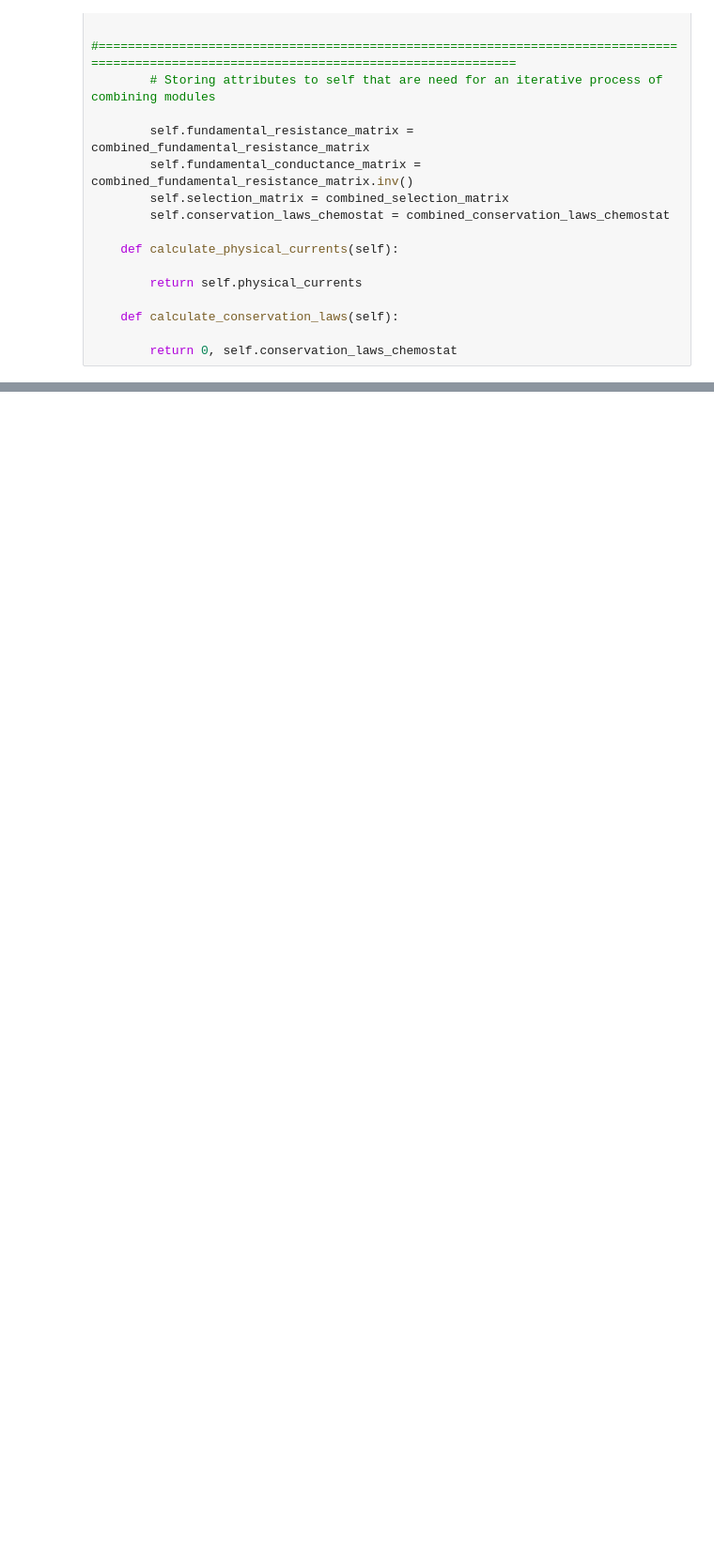
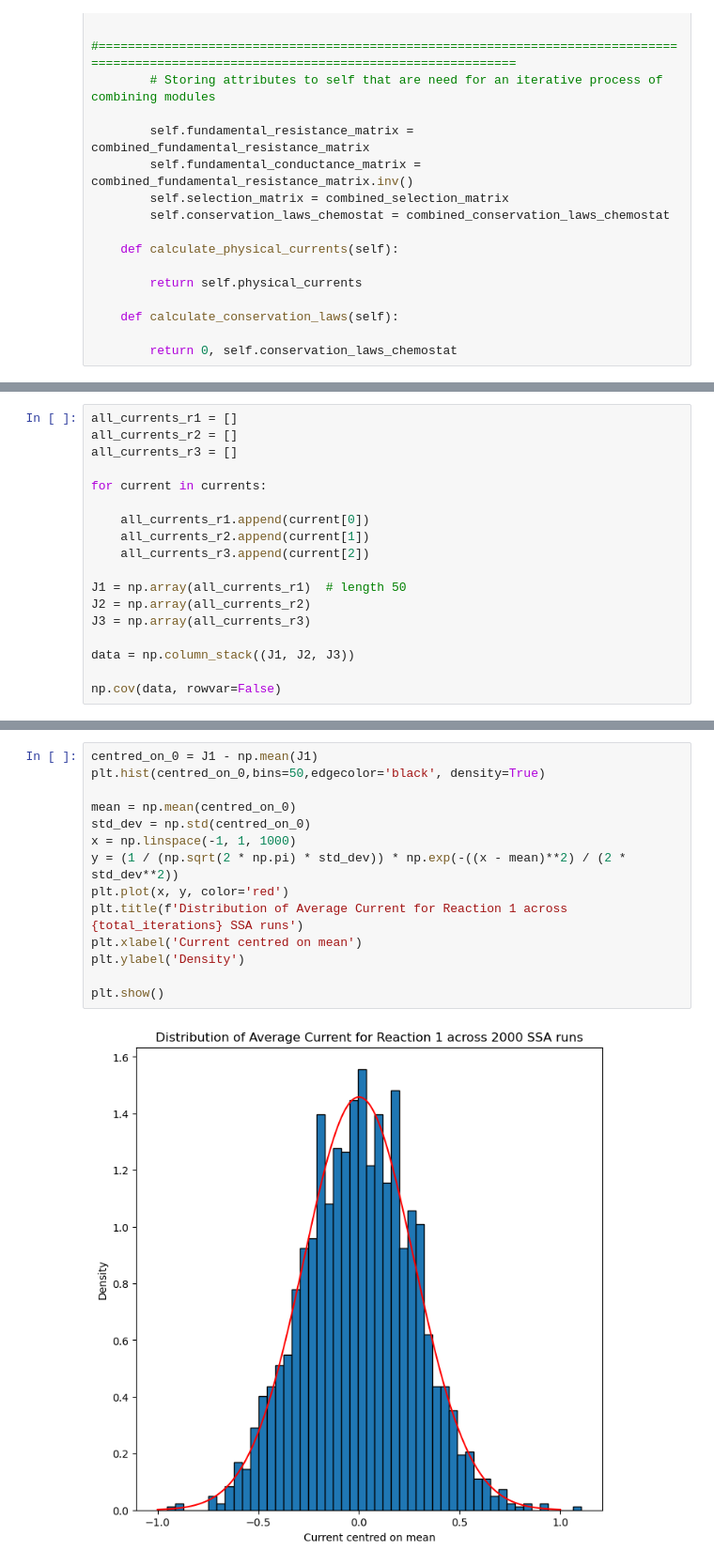
Before and after one commit to FTurci/conductance-chem-net, a Jupyter notebook: students/Will/Gillespie_simulations/numba_infused.ipynb, the cells around one changed output, grey strips where cells are left out. Shown at 94% size. Saved outputs shown, nothing was run; the diff lists cells and outputs as text; blank space fills up the shorter version.

Commit message:
Can now plot histogram of distributions of average currents for individual reactions over a number of simulations, with overlayed Gaussian.

```diff
--- a/students/Will/Gillespie_simulations/numba_infused.ipynb
+++ b/students/Will/Gillespie_simulations/numba_infused.ipynb
@@ -824,0 +965,18 @@ Total Loop time: 0.04374194145202637
+# %%
+all_currents_r1 = []
+all_currents_r2 = []
+all_currents_r3 = []
+
+for current in currents:
+
+    all_currents_r1.append(current[0])
+    all_currents_r2.append(current[1])
+    all_currents_r3.append(current[2])
+
+J1 = np.array(all_currents_r1)  # length 50
+J2 = np.array(all_currents_r2)
+J3 = np.array(all_currents_r3)
+
+data = np.column_stack((J1, J2, J3))
+
+np.cov(data, rowvar=False)
@@ -824,0 +987,16 @@ Total Loop time: 0.04374194145202637
+# %%
+centred_on_0 = J1 - np.mean(J1)
+plt.hist(centred_on_0,bins=50,edgecolor='black', density=True)
+
+mean = np.mean(centred_on_0)
+std_dev = np.std(centred_on_0)
+x = np.linspace(-1, 1, 1000)
+y = (1 / (np.sqrt(2 * np.pi) * std_dev)) * np.exp(-((x - mean)**2) / (2 * std_dev**2))
+plt.plot(x, y, color='red')
+plt.title(f'Distribution of Average Current for Reaction 1 across {total_iterations} SSA runs')
+plt.xlabel('Current centred on mean')
+plt.ylabel('Density')
+
+plt.show()
+# %% [output]
+[figure, added]
```
Also changed, not shown: parts of 4 cells of this notebook.
